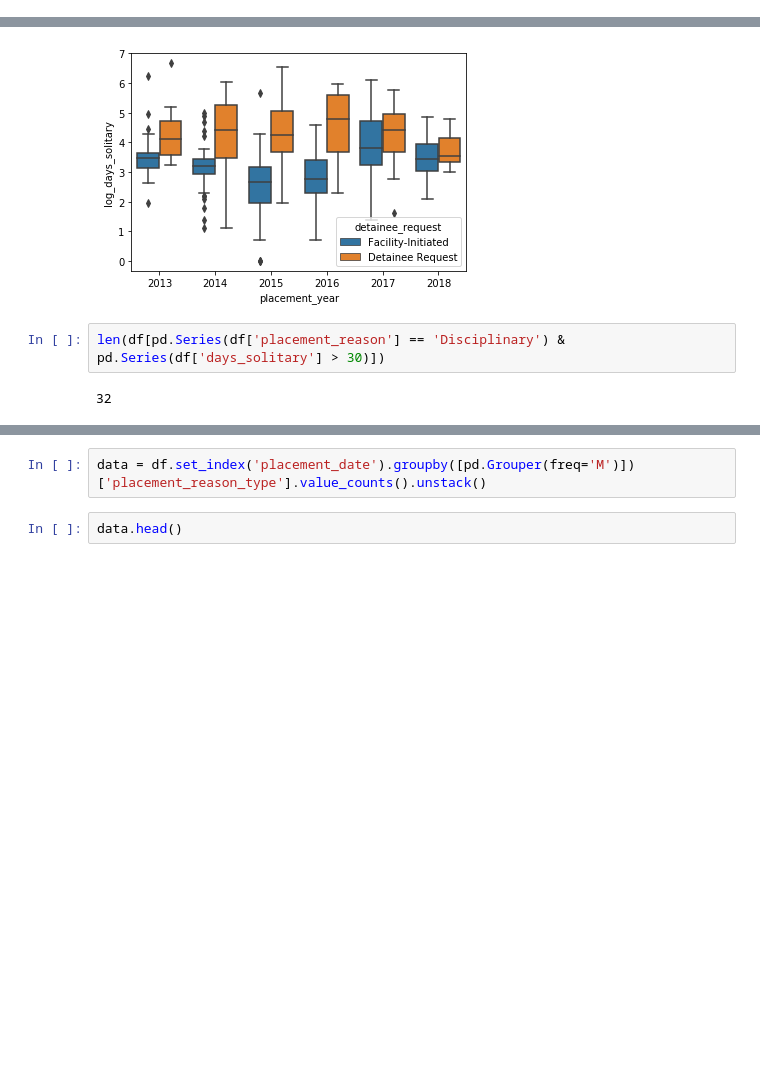
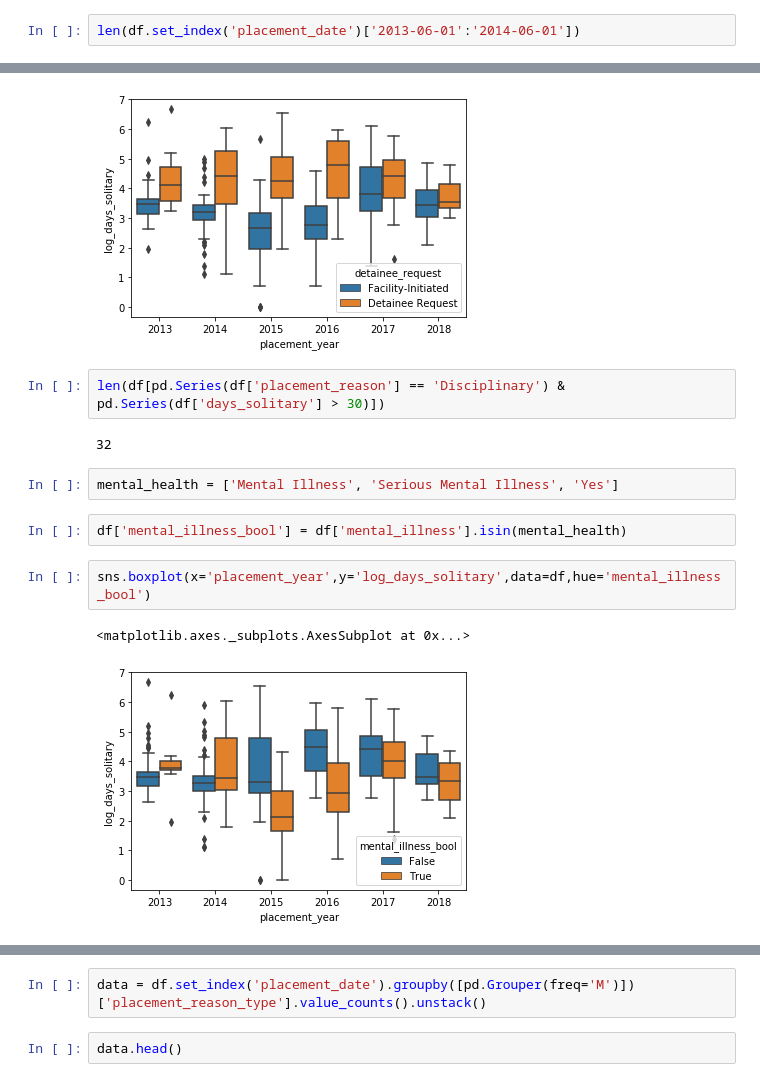
Before and after one commit to UWCHR/nwdc-seg, a Jupyter notebook: analyze/note/NWDC-analyze.ipynb, the cells around one changed output, grey strips where cells are left out. Saved outputs shown, nothing was run; the diff lists cells and outputs as text; blank space fills up the shorter version.

```diff
--- a/analyze/note/NWDC-analyze.ipynb
+++ b/analyze/note/NWDC-analyze.ipynb
@@ -210,0 +187,2 @@ Freq: MS, Name: tracking_number, Length: 61, dtype: int64
+# %%
+len(df.set_index('placement_date')['2013-06-01':'2014-06-01'])
@@ -538,3 +522,12 @@ sns.boxplot(x='placement_year',y='log_days_solitary',data=df,hue='detainee_reque
 len(df[pd.Series(df['placement_reason'] == 'Disciplinary') & pd.Series(df['days_solitary'] > 30)])
 # %% [output]
 32
+# %%
+mental_health = ['Mental Illness', 'Serious Mental Illness', 'Yes']
+# %%
+df['mental_illness_bool'] = df['mental_illness'].isin(mental_health)
+# %%
+sns.boxplot(x='placement_year',y='log_days_solitary',data=df,hue='mental_illness_bool')
+# %% [output]
+<matplotlib.axes._subplots.AxesSubplot at 0x...>
+[figure, added]
```
Also changed, not shown: parts of 23 cells of this notebook, 2 other files.
